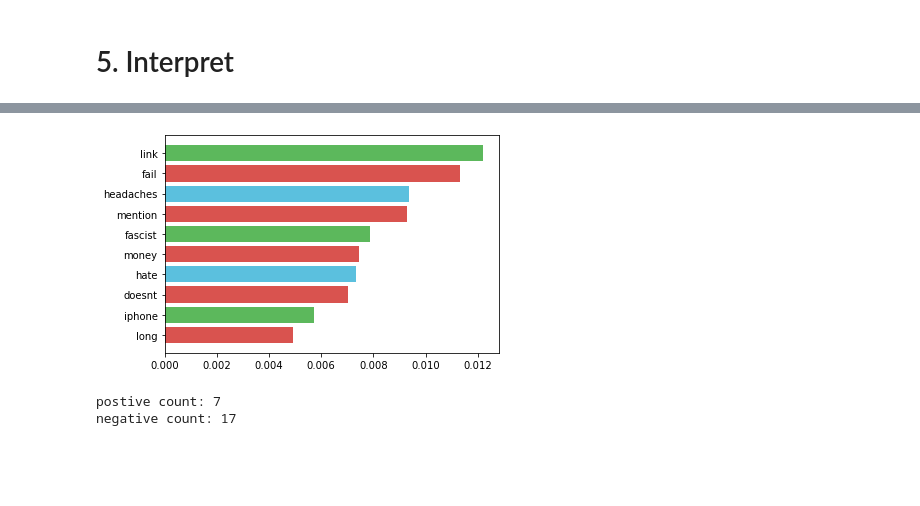
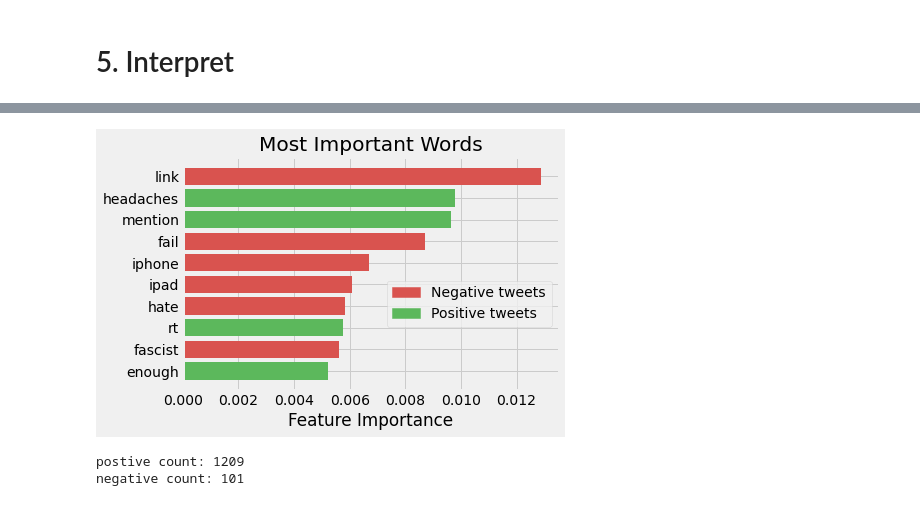
Before and after one commit to Marissa841/Sentiment-Analysis-of-Product-Launch-Tweets-using-Machine-Learning, a Jupyter notebook: nlp_project.ipynb, the cells around one changed output, grey strips where cells are left out. Cells and saved outputs as stored; diff of their text form; code cells hidden in the pictures; blank space fills up the shorter version.

```diff
--- a/nlp_project.ipynb
+++ b/nlp_project.ipynb
@@ -464,8 +322,17 @@ fi
 # %%
-plt.barh(y=fi["word"], width=fi["importance"], color=['#5cb85c', '#d9534f','#5bc0de','#d9534f'])
-plt.gca().invert_yaxis()
+with plt.style.context('fivethirtyeight'):
+    plt.barh(y=fi["word"], width=fi["importance"], color=['#d9534f', '#5cb85c','#5cb85c','#d9534f', '#d9534f',
+                                                          '#d9534f', '#d9534f', '#5cb85c', '#d9534f',  '#5cb85c' ])
+    plt.gca().invert_yaxis()
+
+    red_patch = mpatches.Patch(color= '#d9534f', label='Negative tweets')
+    green_patch = mpatches.Patch(color= '#5cb85c', label='Positive tweets')
+
+    plt.legend(handles=[red_patch, green_patch], bbox_to_anchor=(1, 0.5))
+    plt.xlabel('Feature Importance')
+    plt.title('Most Important Words');
 # %% [output]
-[figure, old version]
+[figure, new version]
 # %%
 def word_counts_by_class(word):
     try:
@@ -479,10 +346,10 @@ def word_counts_by_class(word):
     print(f"postive count: {positive}")
     print(f"negative count: {negative}")
 # %%
-word_counts_by_class("fail")
+word_counts_by_class("link")
 # %% [output]
-postive count: 7
-negative count: 17
+postive count: 1209
+negative count: 101
 # %%
 df.head()
 # %% [output]
```
Also changed, not shown: parts of 60 cells of this notebook, 1 other file.
